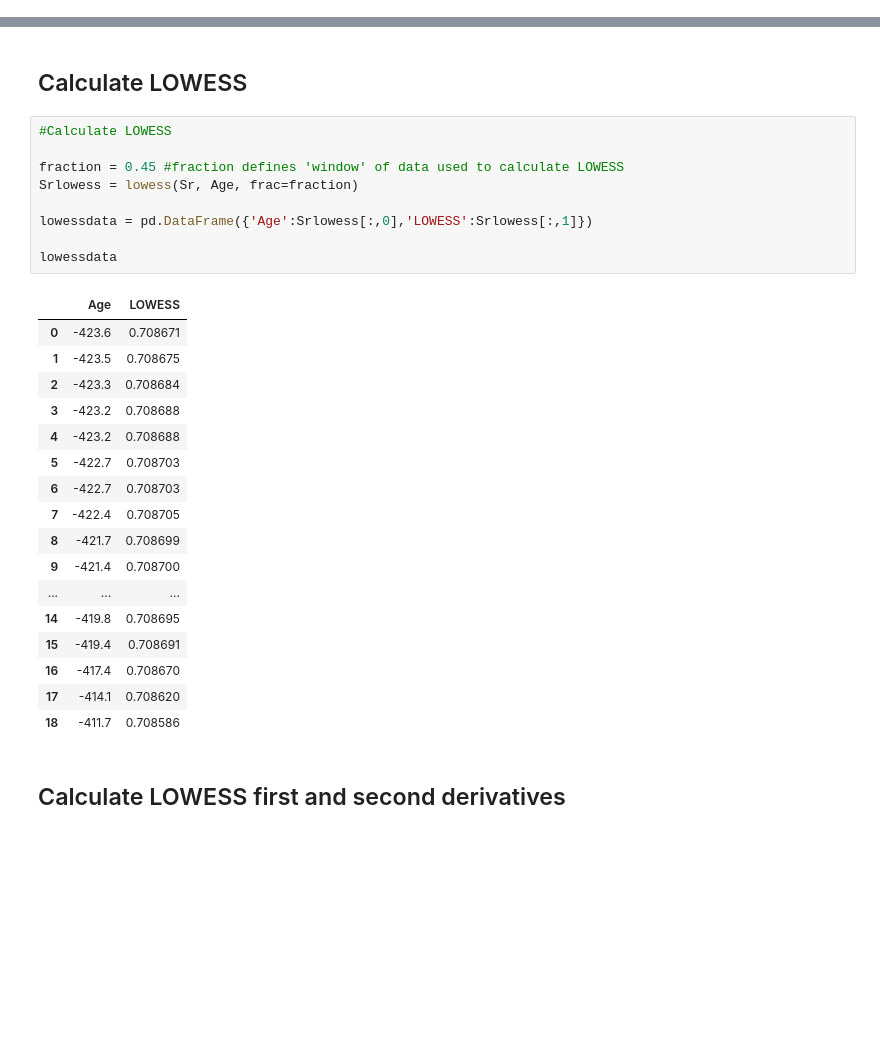
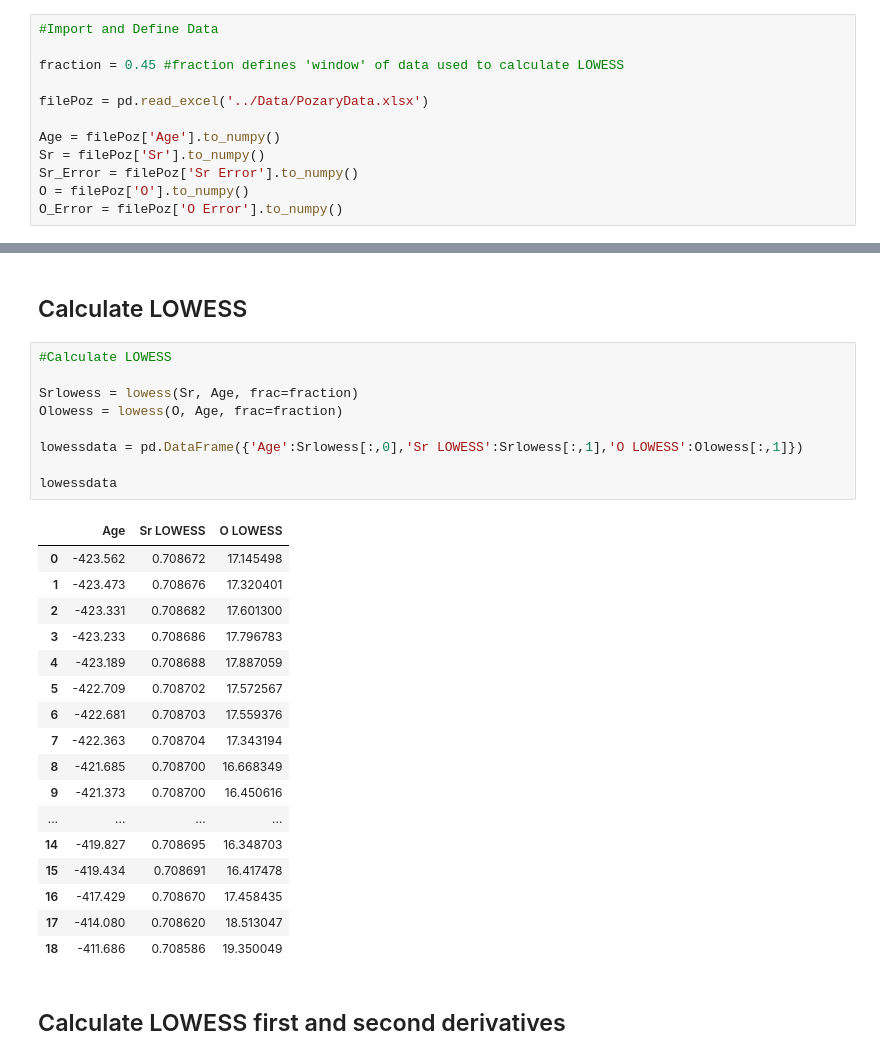
Before and after one commit to T-Avila/avila_etal_2025, a Jupyter notebook: Jupyter Notebooks/fraction 0.45.ipynb, the cells around one changed output, grey strips where cells are left out. Drawn from its saved outputs; the diff is of its cells as text; blank space fills up the shorter version.

```diff
--- a/Jupyter Notebooks/fraction 0.45.ipynb
+++ b/Jupyter Notebooks/fraction 0.45.ipynb
@@ -37,0 +19,12 @@ plt.scatter(Sr, Age)
+# %%
+#Import and Define Data
+
+fraction = 0.45 #fraction defines 'window' of data used to calculate LOWESS
+
+filePoz = pd.read_excel('../Data/PozaryData.xlsx')
+
+Age = filePoz['Age'].to_numpy()
+Sr = filePoz['Sr'].to_numpy()
+Sr_Error = filePoz['Sr Error'].to_numpy()
+O = filePoz['O'].to_numpy()
+O_Error = filePoz['O Error'].to_numpy()
@@ -40,30 +47,30 @@ plt.scatter(Sr, Age)
 # %%
 #Calculate LOWESS
 
-fraction = 0.45 #fraction defines 'window' of data used to calculate LOWESS
 Srlowess = lowess(Sr, Age, frac=fraction)
+Olowess = lowess(O, Age, frac=fraction)
 
-lowessdata = pd.DataFrame({'Age':Srlowess[:,0],'LOWESS':Srlowess[:,1]})
+lowessdata = pd.DataFrame({'Age':Srlowess[:,0],'Sr LOWESS':Srlowess[:,1],'O LOWESS':Olowess[:,1]})
 
 lowessdata
 # %% [output]
-|  | Age | LOWESS |
-| 0 | -423.6 | 0.708671 |
-| 1 | -423.5 | 0.708675 |
-| 2 | -423.3 | 0.708684 |
-| 3 | -423.2 | 0.708688 |
-| 4 | -423.2 | 0.708688 |
-| 5 | -422.7 | 0.708703 |
-| 6 | -422.7 | 0.708703 |
-| 7 | -422.4 | 0.708705 |
-| 8 | -421.7 | 0.708699 |
-| 9 | -421.4 | 0.708700 |
-| ... | ... | ... |
-| 14 | -419.8 | 0.708695 |
-| 15 | -419.4 | 0.708691 |
-| 16 | -417.4 | 0.708670 |
-| 17 | -414.1 | 0.708620 |
-| 18 | -411.7 | 0.708586 |
+|  | Age | Sr LOWESS | O LOWESS |
+| 0 | -423.562 | 0.708672 | 17.145498 |
+| 1 | -423.473 | 0.708676 | 17.320401 |
+| 2 | -423.331 | 0.708682 | 17.601300 |
+| 3 | -423.233 | 0.708686 | 17.796783 |
+| 4 | -423.189 | 0.708688 | 17.887059 |
+| 5 | -422.709 | 0.708702 | 17.572567 |
+| 6 | -422.681 | 0.708703 | 17.559376 |
+| 7 | -422.363 | 0.708704 | 17.343194 |
+| 8 | -421.685 | 0.708700 | 16.668349 |
+| 9 | -421.373 | 0.708700 | 16.450616 |
+| ... | ... | ... | ... |
+| 14 | -419.827 | 0.708695 | 16.348703 |
+| 15 | -419.434 | 0.708691 | 16.417478 |
+| 16 | -417.429 | 0.708670 | 17.458435 |
+| 17 | -414.080 | 0.708620 | 18.513047 |
+| 18 | -411.686 | 0.708586 | 19.350049 |
 # %% [markdown]
 ## Calculate LOWESS first and second derivatives
 # %%
```
Also changed, not shown: parts of 13 cells of this notebook, 16 other files.
